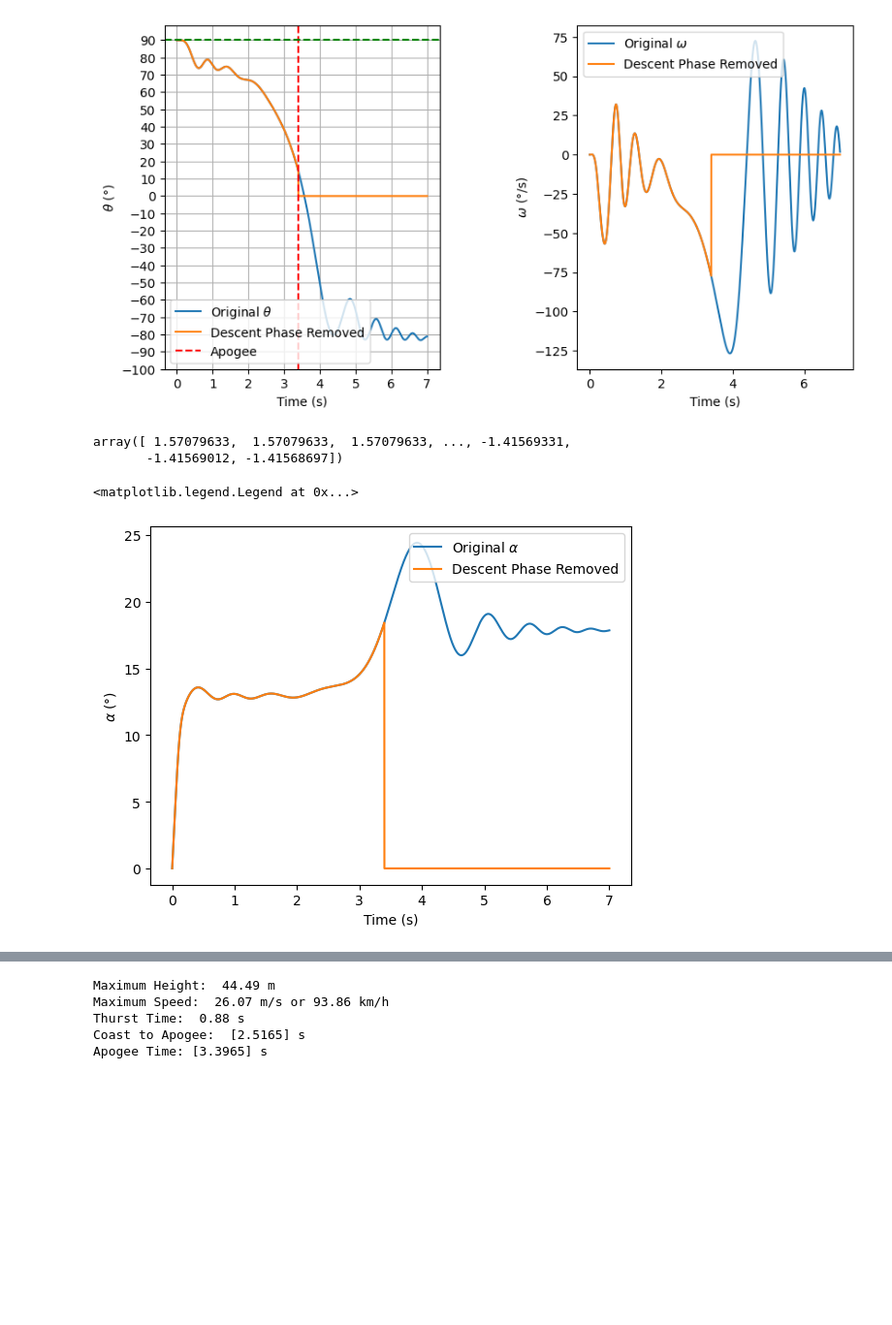
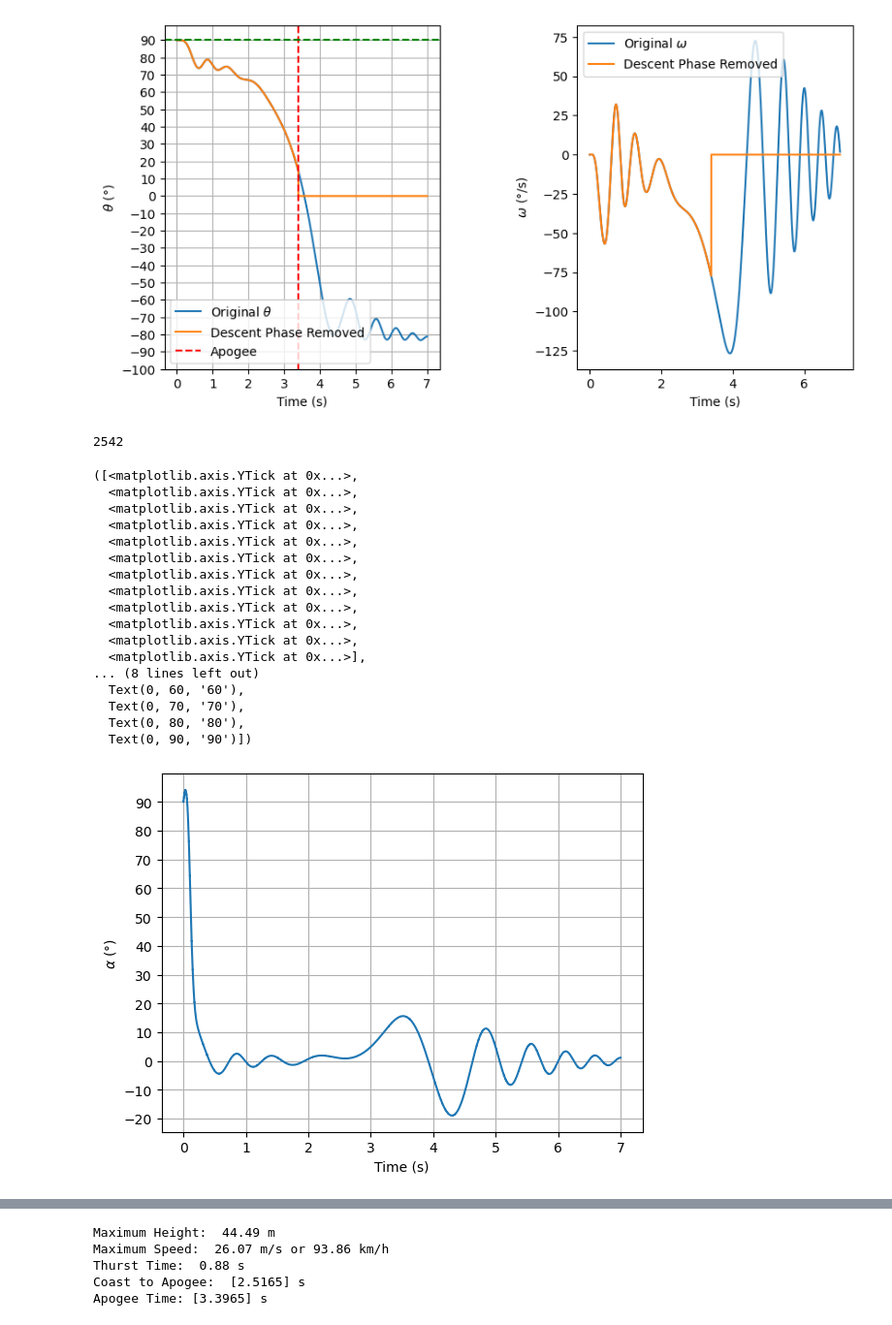
Before and after one commit to BamtolYy/rocket, a Jupyter notebook: simulation/2DRocketSimDraft.ipynb, the cells around one changed output, grey strips where cells are left out. Shown at 97% size. Cells and saved outputs as stored; diff of their text form; code cells hidden in the pictures; blank space fills up the shorter version.

Commit message:
i am still not sure why alpha goes to negative and theta is lower than openrocket sim

```diff
--- a/simulation/2DRocketSimDraft.ipynb
+++ b/simulation/2DRocketSimDraft.ipynb
@@ -146,7 +148,7 @@ def twoDRocket_ODE(state_vectors, t, g, m, IG, a, rho, S, Cl,thrust_function,ten
 # Cd            = Drag CoefficiLent
 # cp            = Center of Pressure location from the nose
 # cg            = Center of Gravity from the nose
-x0    = [0,0,0,0,pi/2,0,0]
+x0    = [0,0,0,0,pi/2,0] # AOA should be 90 degrees when rocket is at rest since the wind is blowing on the side of the rocket
 tstep = 0.0001 # s
 t     = np.arange(0,7,tstep)
 tend  = t[-1]
@@ -166,6 +168,10 @@ windspeed = 5*0.44704 # m/s
 speedofsound =np.sqrt(gamma*R*T)
 print('Speed of Sound:',speedofsound, 'm/s')
 print(windspeed)
+alphaRecord =[]
+tRecord = []
+uRecord = []
+wRecord = []
 # %% [output]
 Speed of Sound: 352.52379902639194 m/s
 2.2352
@@ -441,19 +431,32 @@ plt.subplots_adjust(left=0, right=1.2, top=0.8, bottom=0, wspace=0.5, hspace=0.2
 # %% [output]
 [figure]
 # %%
-solution[:,4]
+alphaRecord = np.array(alphaRecord)
+len(tRecord)
 # %% [output]
-array([ 1.57079633,  1.57079633,  1.57079633, ..., -1.41569331,
-       -1.41569012, -1.41568697])
+2542
 # %%
-plt.plot(t,solution[:,6]*360/(2*pi))
-descentExcludedAlpha = []
-descentExcludedAlpha = solution[:,6].copy()
-descentExcludedAlpha[index+1:] = 0
-plt.plot(t,descentExcludedAlpha*360/(2*pi))
+plt.plot(tRecord,alphaRecord*360/(2*pi))
+plt.grid()
+plt.ylabel('$\\alpha$ ($\\degree$)')
 plt.xlabel('Time (s)')
-plt.ylabel('$\\alpha$ ($\\degree$)')
-plt.legend(['Original $\\alpha$','Descent Phase Removed'],loc=1)
+plt.yticks(np.arange(-20,100,10))
 # %% [output]
-<matplotlib.legend.Legend at 0x...>
+([<matplotlib.axis.YTick at 0x...>,
+  <matplotlib.axis.YTick at 0x...>,
+  <matplotlib.axis.YTick at 0x...>,
+  <matplotlib.axis.YTick at 0x...>,
+  <matplotlib.axis.YTick at 0x...>,
+  <matplotlib.axis.YTick at 0x...>,
+  <matplotlib.axis.YTick at 0x...>,
+  <matplotlib.axis.YTick at 0x...>,
+  <matplotlib.axis.YTick at 0x...>,
+  <matplotlib.axis.YTick at 0x...>,
+  <matplotlib.axis.YTick at 0x...>,
+  <matplotlib.axis.YTick at 0x...>],
+... (8 lines left out)
+  Text(0, 60, '60'),
+  Text(0, 70, '70'),
+  Text(0, 80, '80'),
+  Text(0, 90, '90')])
-[figure, old version]
+[figure, new version]
```
Also changed, not shown: parts of 4 cells of this notebook, 2 other files.
